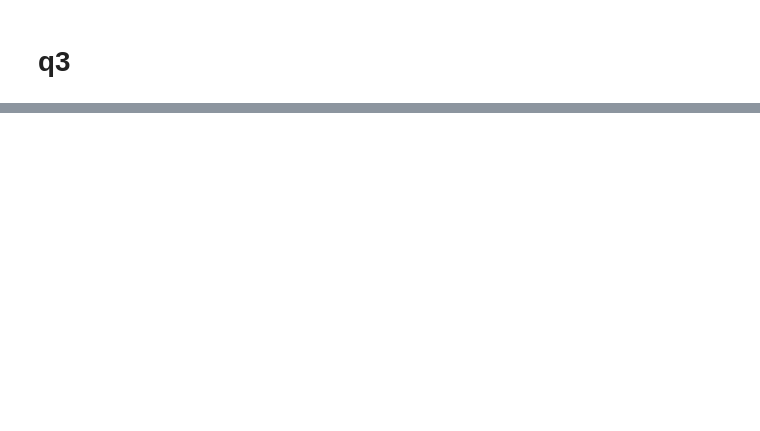
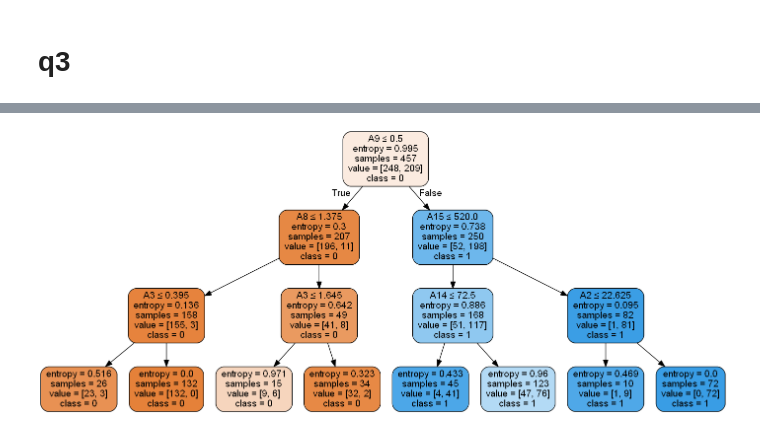
Before and after one commit to GaribDev/Appointy, a Jupyter notebook: Web mining Lab 18BCE2079.ipynb, the cells around one changed output, grey strips where cells are left out. Drawn from its saved outputs; the diff is of its cells as text; code cells hidden in the pictures; blank space fills up the shorter version.

```diff
--- a/Web mining Lab 18BCE2079.ipynb
+++ b/Web mining Lab 18BCE2079.ipynb
@@ -293,0 +133,22 @@ mined
+# %%
+#Decision Tree
+
+# Create Decision Tree classifer object
+clf = DecisionTreeClassifier(criterion = "entropy", max_depth=3)
+
+# Train Decision Tree Classifer
+clf = clf.fit(X_train,y_train)
+
+#Predict the response for test dataset
+y_pred = clf.predict(X_test)
+
+print("\n------Decision Tree------\n")
+# Predicted values
+print("Predicted values:",y_pred)
+
+#Confusion Matrix
+print("Confusion Matrix: \n",confusion_matrix(y_test, y_pred))
+# Model Accuracy, how often is the classifier correct?
+print("Accuracy:",metrics.accuracy_score(y_test, y_pred)*100)
+# Report containing precision,recall,f1-score,support
+print("Report : \n",classification_report(y_test, y_pred))
@@ -293,0 +173,15 @@ mined
+# %%
+from sklearn.tree import export_graphviz
+from sklearn.externals.six import StringIO
+from IPython.display import Image
+import pydotplus
+
+dot_data = StringIO()
+export_graphviz(clf, out_file=dot_data,
+                filled=True, rounded=True,
+                special_characters=True,feature_names = feature_cols,class_names=['0','1'])
+graph = pydotplus.graph_from_dot_data(dot_data.getvalue())
+graph.write_png('data.png')
+Image(graph.create_png())
+# %% [output]
+[figure, added]
```
Also changed, not shown: parts of 19 cells of this notebook.
